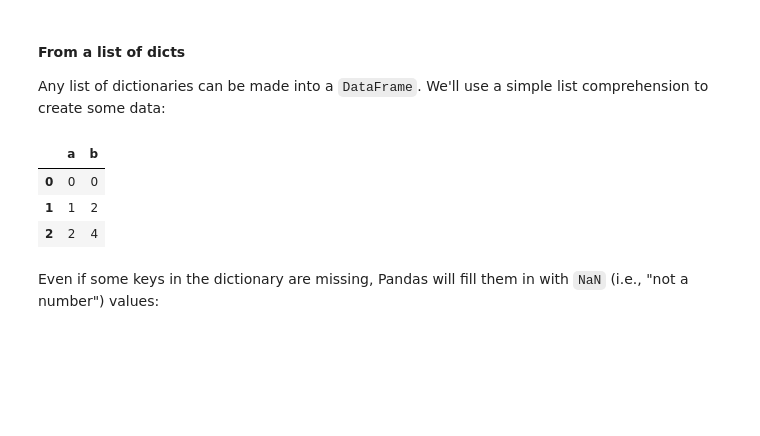
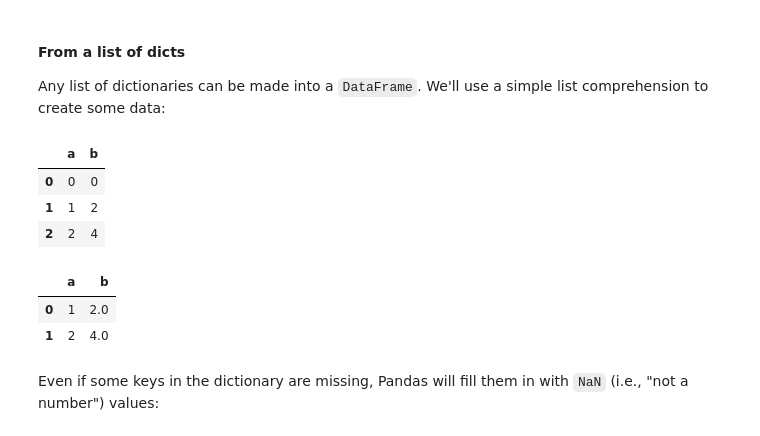
Before and after one commit to mohankgaddam/eas503ubcourse, a Jupyter notebook: notebooks/Pandas.ipynb, the cells around one changed output. Drawn from its saved outputs; the diff is of its cells as text; code cells hidden in the pictures; blank space fills up the shorter version.

```diff
--- a/notebooks/Pandas.ipynb
+++ b/notebooks/Pandas.ipynb
@@ -314,6 +360,12 @@ pd.DataFrame(data)
 | 0 | 0 | 0 |
 | 1 | 1 | 2 |
 | 2 | 2 | 4 |
+# %%
+pd.DataFrame([{'a': 1, 'b': 2.0}, {'a': 2, 'b': 4}])
+# %% [output]
+|  | a | b |
+| 0 | 1 | 2.0 |
+| 1 | 2 | 4.0 |
 # %% [markdown]
 Even if some keys in the dictionary are missing, Pandas will fill them in with ``NaN`` (i.e., "not a number") values:
 # %%
```
Also changed, not shown: parts of 33 cells of this notebook.
